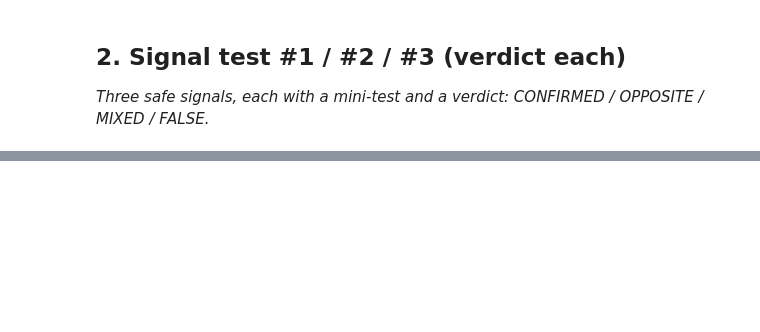
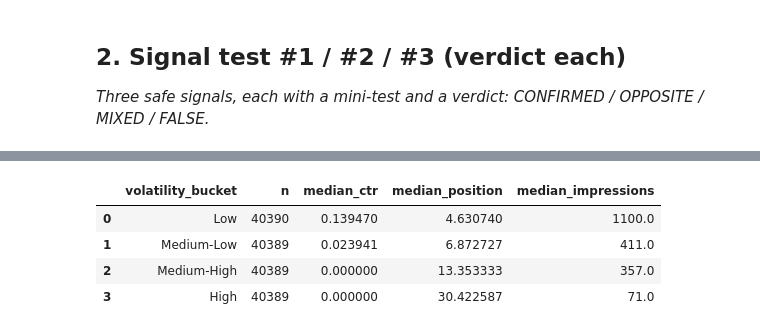
Before and after one commit to girishpatil935/ML_Internship, a Jupyter notebook: work/notebooks/w04_signal_audit.ipynb, the cells around one changed output, grey strips where cells are left out. Saved outputs shown, nothing was run; the diff lists cells and outputs as text; code cells hidden in the pictures; blank space fills up the shorter version.

```diff
--- a/work/notebooks/w04_signal_audit.ipynb
+++ b/work/notebooks/w04_signal_audit.ipynb
@@ -46,0 +143,89 @@ Before you submit, confirm each line honestly:
+# %%
+# Three mini-tests for the signals we may use in the clustering analysis
+
+# ---------------------------------------------------------
+# Signal #1: Search volume / impressions
+# ---------------------------------------------------------
+
+volume_test = audit_df.copy()
+
+volume_test["volume_bucket"] = pd.cut(
+    volume_test["impressions"],
+    bins=[-1, 99, 499, 1999, float("inf")],
+    labels=["<100", "100-499", "500-1999", "2000+"]
+)
+
+volume_result = (
+    volume_test
+    .groupby("volume_bucket", observed=False)
+    .agg(
+        n=("impressions", "size"),
+        median_ctr=("ctr", "median"),
+        median_position=("avg_position", "median")
+    )
+    .reset_index()
+)
+
+print("SIGNAL #1 — IMPRESSIONS / VOLUME")
+display(volume_result)
+
+
+# ---------------------------------------------------------
+# Signal #2: Average position vs CTR
+# ---------------------------------------------------------
+
+position_test = audit_df[
+    audit_df["avg_position"].notna()
+].copy()
+
+position_test["position_bucket"] = pd.cut(
+    position_test["avg_position"],
+    bins=[0, 3, 10, 20, float("inf")],
+    labels=["1-3", "4-10", "11-20", "20+"]
+)
+
+position_result = (
+    position_test
+    .groupby("position_bucket", observed=False)
+    .agg(
+        n=("ctr", "size"),
+        median_ctr=("ctr", "median"),
+        mean_ctr=("ctr", "mean")
+    )
+    .reset_index()
+)
+
+print("SIGNAL #2 — POSITION vs CTR")
+display(position_result)
+
+
+# ---------------------------------------------------------
+# Signal #3: Position volatility vs CTR
+# ---------------------------------------------------------
+
+volatility_test = audit_df[
+    audit_df["position_volatility"].notna()
+].copy()
+
+volatility_test["volatility_bucket"] = pd.qcut(
+    volatility_test["position_volatility"],
+    q=4,
+    labels=["Low", "Medium-Low", "Medium-High", "High"],
+    duplicates="drop"
+)
+
+volatility_result = (
+    volatility_test
+    .groupby("volatility_bucket", observed=False)
+    .agg(
+        n=("ctr", "size"),
+        median_ctr=("ctr", "median"),
+        median_position=("avg_position", "median"),
+        median_impressions=("impressions", "median")
+    )
+    .reset_index()
+)
+
+print("SIGNAL #3 — POSITION VOLATILITY")
+display(volatility_result)
+# %% [output]
@@ -46,0 +245,5 @@ Before you submit, confirm each line honestly:
+|  | volatility_bucket | n | median_ctr | median_position | median_impressions |
+| 0 | Low | 40390 | 0.139470 | 4.630740 | 1100.0 |
+| 1 | Medium-Low | 40389 | 0.023941 | 6.872727 | 411.0 |
+| 2 | Medium-High | 40389 | 0.000000 | 13.353333 | 357.0 |
+| 3 | High | 40389 | 0.000000 | 30.422587 | 71.0 |
```
Also changed, not shown: parts of 16 cells of this notebook.
